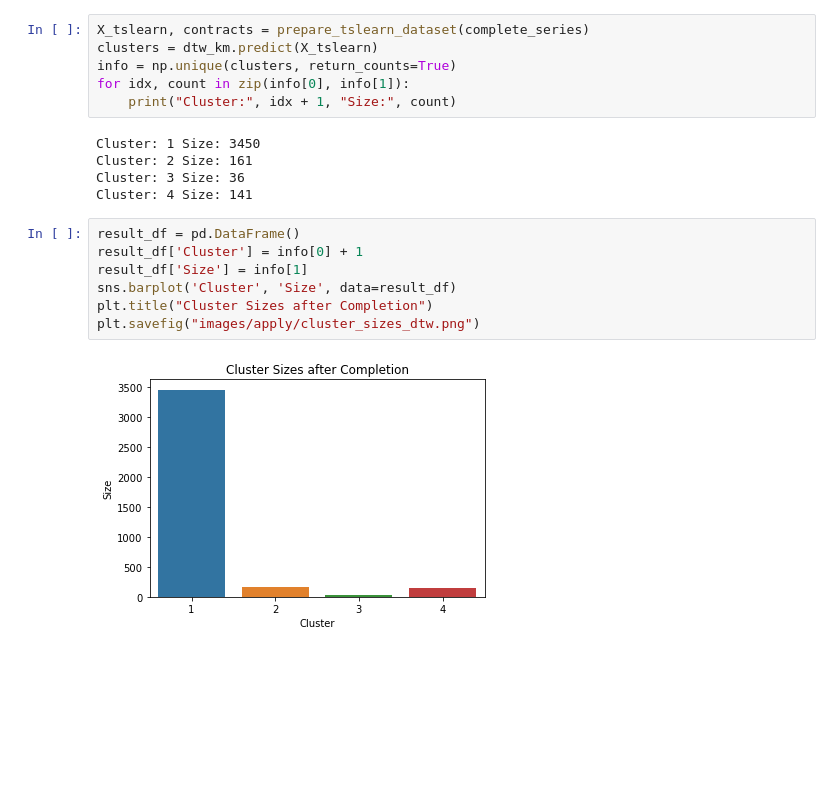
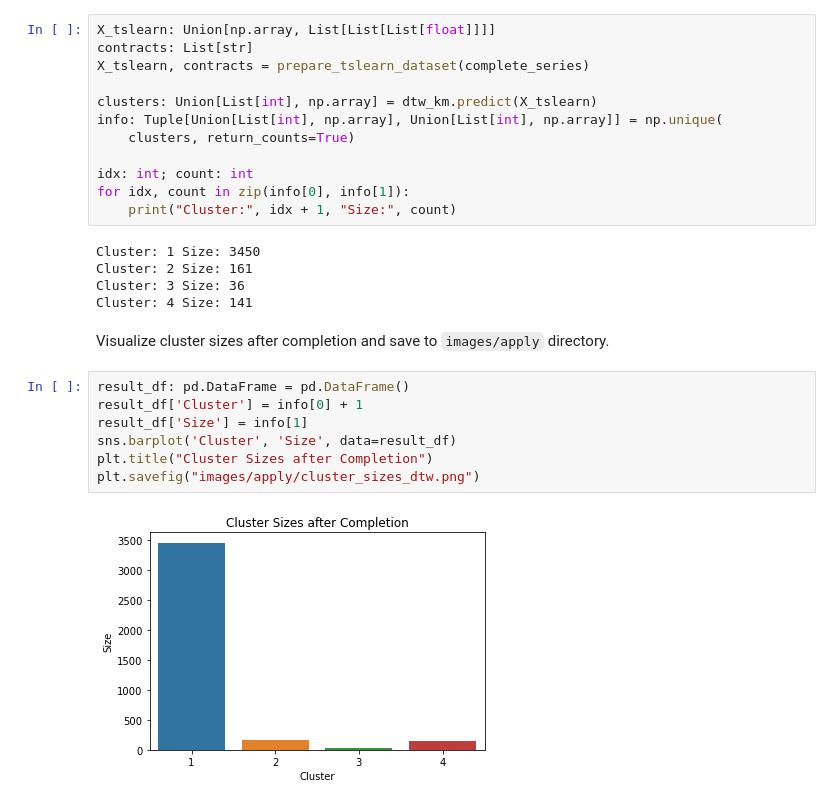
Before and after one commit to smith-nekrald/car-credit-loans, a Jupyter notebook: 6. predict-clustering.ipynb, the cells around one changed output. Saved outputs shown, nothing was run; the diff lists cells and outputs as text; blank space fills up the shorter version.

```diff
--- a/6. predict-clustering.ipynb
+++ b/6. predict-clustering.ipynb
@@ -49,7 +84,13 @@ def prepare_tslearn_dataset(all_table):
 # %%
+X_tslearn: Union[np.array, List[List[List[float]]]]
+contracts: List[str]
 X_tslearn, contracts = prepare_tslearn_dataset(complete_series)
-clusters = dtw_km.predict(X_tslearn)
-info = np.unique(clusters, return_counts=True)
+
+clusters: Union[List[int], np.array] = dtw_km.predict(X_tslearn)
+info: Tuple[Union[List[int], np.array], Union[List[int], np.array]] = np.unique(
+    clusters, return_counts=True)
+
+idx: int; count: int
 for idx, count in zip(info[0], info[1]):
     print("Cluster:", idx + 1, "Size:", count)
 # %% [output]
@@ -57,12 +98,14 @@ Cluster: 1 Size: 3450
 Cluster: 2 Size: 161
 Cluster: 3 Size: 36
 Cluster: 4 Size: 141
+# %% [markdown]
+Visualize cluster sizes after completion and save to `images/apply` directory.
 # %%
-result_df = pd.DataFrame()
+result_df: pd.DataFrame = pd.DataFrame()
 result_df['Cluster'] = info[0] + 1
 result_df['Size'] = info[1]
 sns.barplot('Cluster', 'Size', data=result_df)
 plt.title("Cluster Sizes after Completion")
 plt.savefig("images/apply/cluster_sizes_dtw.png")
 # %% [output]
-[figure, old version]
+[figure, new version]
```
Also changed, not shown: parts of 7 cells of this notebook, 5 other files.
